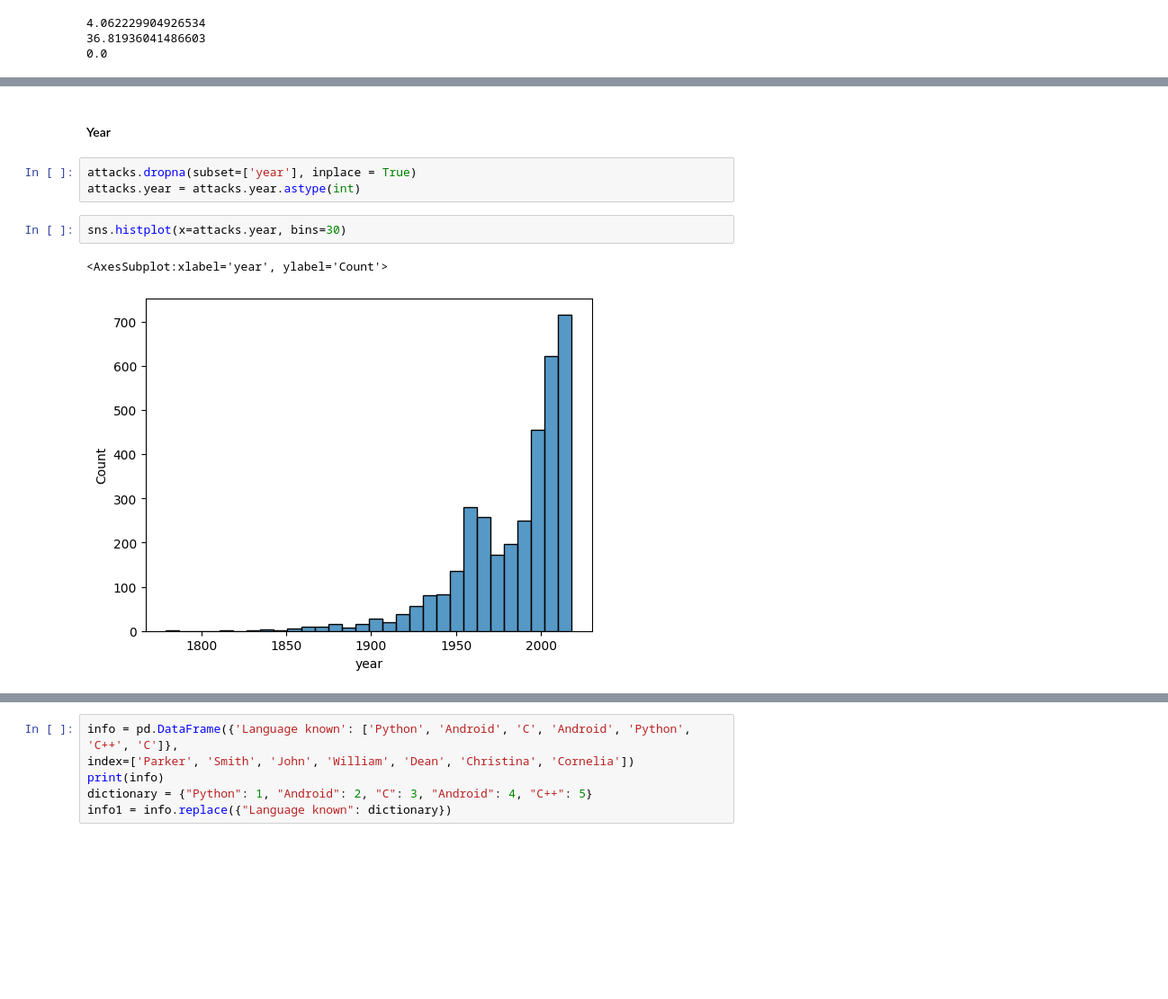
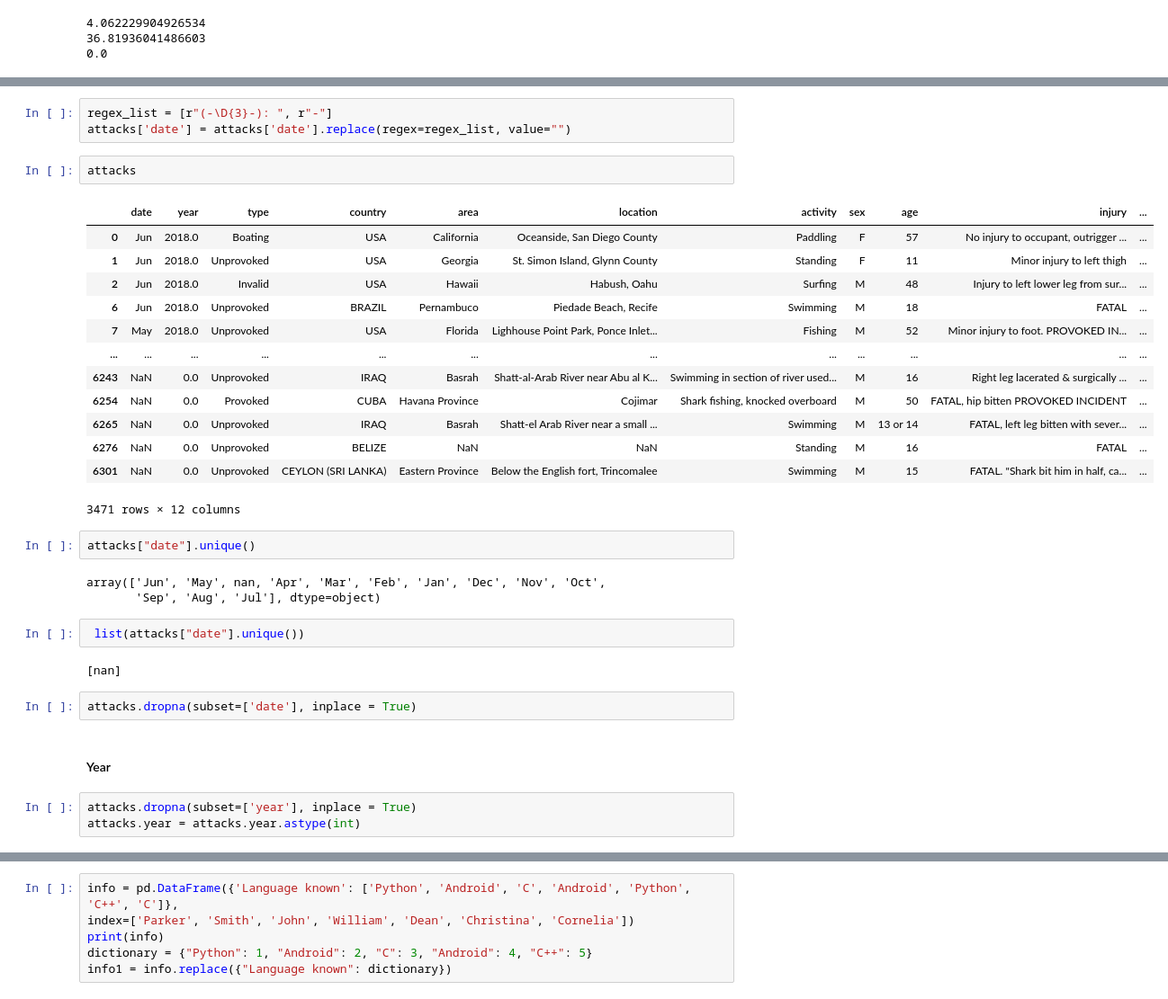
Before and after one commit to ju-br/Cleaning-data-and-evidence-based-insights-Shark-Attack-Project, a Jupyter notebook: Project 1 - Shark attack.ipynb, the cells around one changed output, grey strips where cells are left out. Shown at 90% size. Cells and saved outputs as stored; diff of their text form; blank space fills up the shorter version.

```diff
--- a/Project 1 - Shark attack.ipynb
+++ b/Project 1 - Shark attack.ipynb
@@ -303,11 +303,36 @@ Name: date, Length: 3091, dtype: int64
  ...]
-# %% [markdown]
-#### Year
-# %%
-attacks.dropna(subset=['year'], inplace = True)
-attacks.year = attacks.year.astype(int)
-# %%
-sns.histplot(x=attacks.year, bins=30)
-# %% [output]
-<AxesSubplot:xlabel='year', ylabel='Count'>
-[figure, removed]
+# %%
+regex_list = [r"(-\D{3}-): ", r"-"]
+attacks['date'] = attacks['date'].replace(regex=regex_list, value="")
+# %%
+attacks
+# %% [output]
+|  | date | year | type | country | area | location | activity | sex | age | injury | ... |
+| 0 | Jun | 2018.0 | Boating | USA | California | Oceanside, San Diego County | Paddling | F | 57 | No injury to occupant, outrigger ... | ... |
+| 1 | Jun | 2018.0 | Unprovoked | USA | Georgia | St. Simon Island, Glynn County | Standing | F | 11 | Minor injury to left thigh | ... |
+| 2 | Jun | 2018.0 | Invalid | USA | Hawaii | Habush, Oahu | Surfing | M | 48 | Injury to left lower leg from sur... | ... |
+| 6 | Jun | 2018.0 | Unprovoked | BRAZIL | Pernambuco | Piedade Beach, Recife | Swimming | M | 18 | FATAL | ... |
+| 7 | May | 2018.0 | Unprovoked | USA | Florida | Lighhouse Point Park, Ponce Inlet... | Fishing | M | 52 | Minor injury to foot. PROVOKED IN... | ... |
+| ... | ... | ... | ... | ... | ... | ... | ... | ... | ... | ... | ... |
+| 6243 | NaN | 0.0 | Unprovoked | IRAQ | Basrah | Shatt-al-Arab River near Abu al K... | Swimming in section of river used... | M | 16 | Right leg lacerated & surgically ... | ... |
+| 6254 | NaN | 0.0 | Provoked | CUBA | Havana Province | Cojimar | Shark fishing, knocked overboard | M | 50 | FATAL, hip bitten PROVOKED INCIDENT | ... |
+| 6265 | NaN | 0.0 | Unprovoked | IRAQ | Basrah | Shatt-el Arab River near a small ... | Swimming | M | 13 or 14 | FATAL, left leg bitten with sever... | ... |
+| 6276 | NaN | 0.0 | Unprovoked | BELIZE | NaN | NaN | Standing | M | 16 | FATAL | ... |
+| 6301 | NaN | 0.0 | Unprovoked | CEYLON (SRI LANKA) | Eastern Province | Below the English fort, Trincomalee | Swimming | M | 15 | FATAL. "Shark bit him in half, ca... | ... |
+3471 rows × 12 columns
+# %%
+attacks["date"].unique()
+# %% [output]
+array(['Jun', 'May', nan, 'Apr', 'Mar', 'Feb', 'Jan', 'Dec', 'Nov', 'Oct',
+       'Sep', 'Aug', 'Jul'], dtype=object)
+# %%
+ list(attacks["date"].unique())
+# %% [output]
+[nan]
+# %%
+attacks.dropna(subset=['date'], inplace = True)
+# %% [markdown]
+#### Year
+# %%
+attacks.dropna(subset=['year'], inplace = True)
+attacks.year = attacks.year.astype(int)
```
Also changed, not shown: parts of 37 cells of this notebook.
